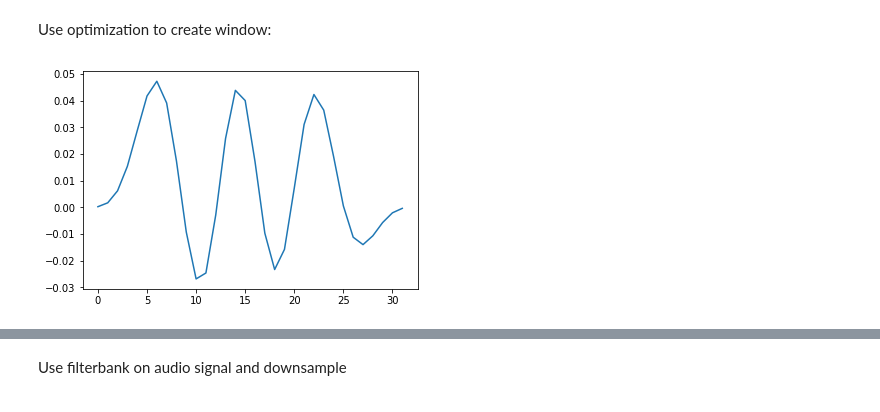
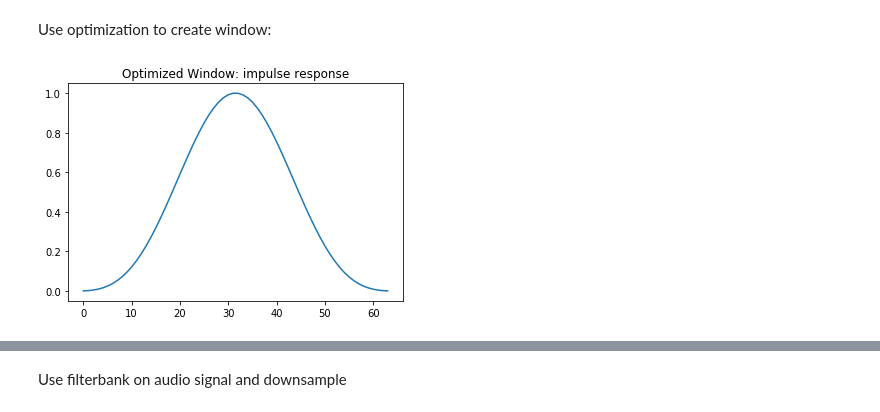
Before and after one commit to jole6826/MRSP, a Jupyter notebook: MRSP_sem3.ipynb, the cells around one changed output, grey strips where cells are left out. Saved outputs shown, nothing was run; the diff lists cells and outputs as text; code cells hidden in the pictures.

```diff
--- a/MRSP_sem3.ipynb
+++ b/MRSP_sem3.ipynb
@@ -82,10 +87,17 @@ def errfunc(h):
     err = np.sum(np.abs(H-H_desired)*weights)
     return err
-# %%
-minout = opt.minimize(errfunc, np.random.rand(32))
-h = minout.x
-plt.plot(-1.0*h)
-plt.show()
-# %% [output]
-[figure, removed]
+# %%
+# start off with a raised cosine window instead of random numbers to have a unvarying end result
+opt_start = raisedCosWinow(nTabs)
+#omega, H =sig.freqz(-1.0*opt_start)
+#plt.plot(omega, 20*np.log10(abs(H)+1e-6))
+#plt.show()
+minout = opt.minimize(errfunc, opt_start, tol=1e-6)
+h = minout.x
+h_opt = abs(h) / np.amax(abs(h))
+plt.plot(h_opt)
+plt.title('Optimized Window: impulse response')
+plt.show()
+# %% [output]
+[figure, added]
 # %%
```
Also changed, not shown: parts of 28 cells of this notebook, 2 other files.
